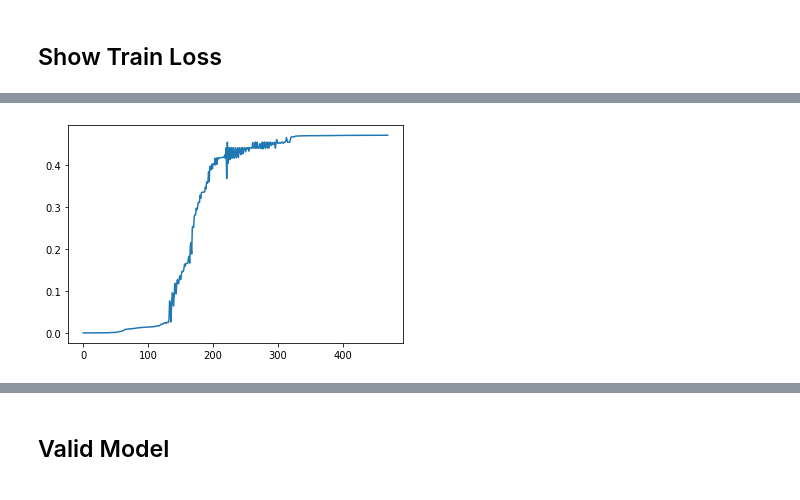
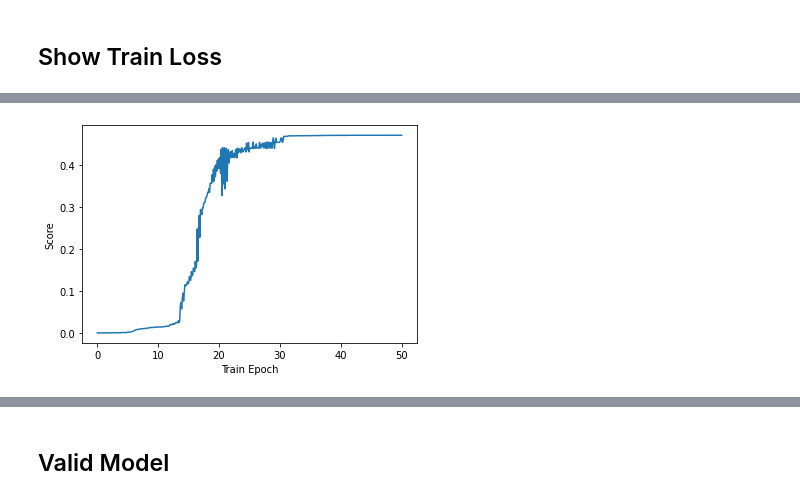
Before and after one commit to cbhua/edge-to-node, a Jupyter notebook: model_gcn.ipynb, the cells around one changed output, grey strips where cells are left out. Drawn from its saved outputs; the diff is of its cells as text; code cells hidden in the pictures.

```diff
--- a/model_gcn.ipynb
+++ b/model_gcn.ipynb
@@ -385,7 +398,7 @@ loss_func = nn.MSELoss()
 loss_list = []
 accu_list = []
 
-for epoch in range(500):
+for epoch in range(3000):
     outputs = net(g, inputs)
 
     total_number = 0
@@ -405,9 +418,9 @@ for epoch in range(500):
     loss.backward()
     optimizer.step()
 
-    loss_list.append(loss.item() / 39899)
+    loss_list.append(loss.item()/g.number_of_nodes())
     accu_list.append(correct_number / total_number)
 
     if epoch % 100 == 0:
-        print('Epoch {} | Loss: {:.4f} | Accu: {:.4f}'.format(epoch, loss.item(), correct_number / total_number))
+        print('Epoch {} | Loss: {:.4f} | Accu: {:.4f}'.format(epoch, loss.item()/g.number_of_nodes(), correct_number / total_number))
 # %% [output]
@@ -453,6 +484,13 @@ plt.show()
 # %%
-plt.plot(accu_list[30:])
+x = np.linspace(0, 50, num=470)
+
+plt.plot(x, accu_list[30:], label='Score')
+y2 = accu_list[30:]
+
+# plt.title('Score')
+plt.xlabel('Train Epoch')
+plt.ylabel('Score')
 plt.savefig('train-3000-0.1-accu.png')
 plt.show()
 # %% [output]
-[figure, old version]
+[figure, new version]
```
Also changed, not shown: parts of 19 cells of this notebook.
